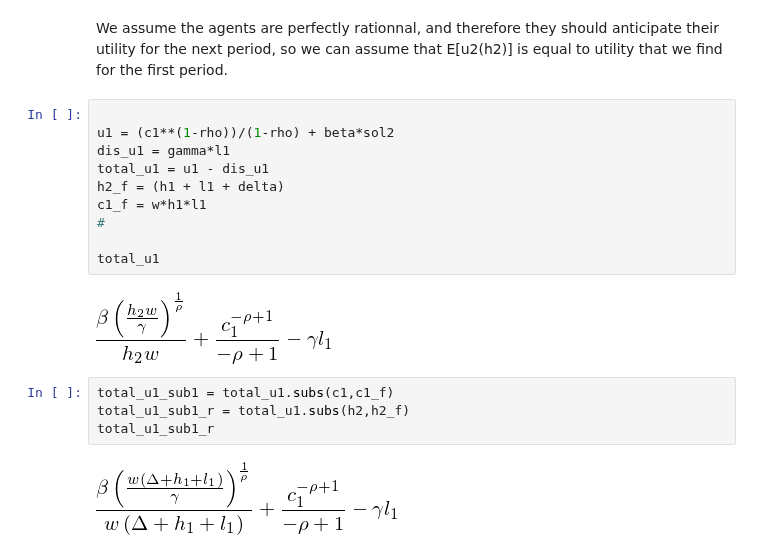
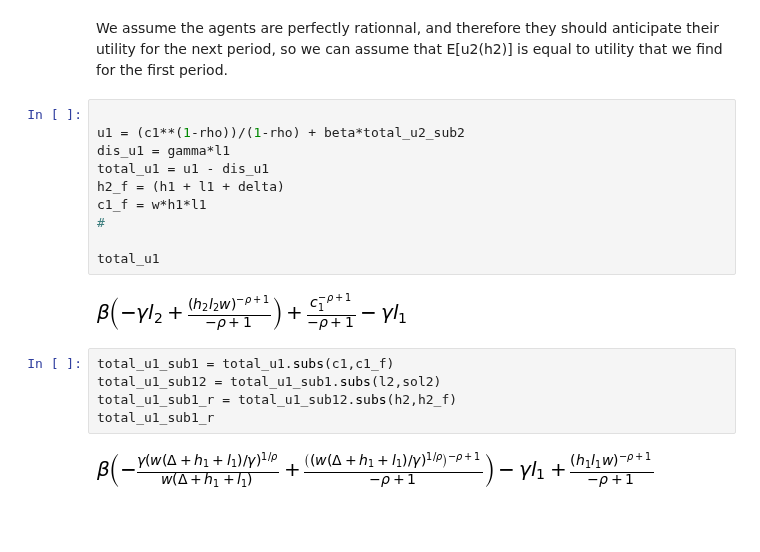
Before and after one commit to NumEconCopenhagen/projects-2019-al, a Jupyter notebook: examproject/Nicolas.ipynb, the cells around one changed output. Drawn from its saved outputs; the diff is of its cells as text; blank space fills up the shorter version.

```diff
--- a/examproject/Nicolas.ipynb
+++ b/examproject/Nicolas.ipynb
@@ -77,22 +77,23 @@ Question 2 :
 We assume the agents are perfectly rationnal, and therefore they should anticipate their utility for the next period, so we can assume that E[u2(h2)] is equal to utility that we find for the first period.
 # %%
 
-u1 = (c1**(1-rho))/(1-rho) + beta*sol2
+u1 = (c1**(1-rho))/(1-rho) + beta*total_u2_sub2
 dis_u1 = gamma*l1
 total_u1 = u1 - dis_u1
 h2_f = (h1 + l1 + delta)
 c1_f = w*h1*l1
 #
 
 total_u1
 # %% [output]
-[figure, old version]
+[figure, new version]
 # %%
 total_u1_sub1 = total_u1.subs(c1,c1_f)
-total_u1_sub1_r = total_u1.subs(h2,h2_f)
+total_u1_sub12 = total_u1_sub1.subs(l2,sol2)
+total_u1_sub1_r = total_u1_sub12.subs(h2,h2_f)
 total_u1_sub1_r
 # %% [output]
-[figure, old version]
+[figure, new version]
 # %%
 foc1 = sm.diff(total_u1_sub1_r,l1)
 foc1
```
Also changed, not shown: parts of 13 cells of this notebook.
